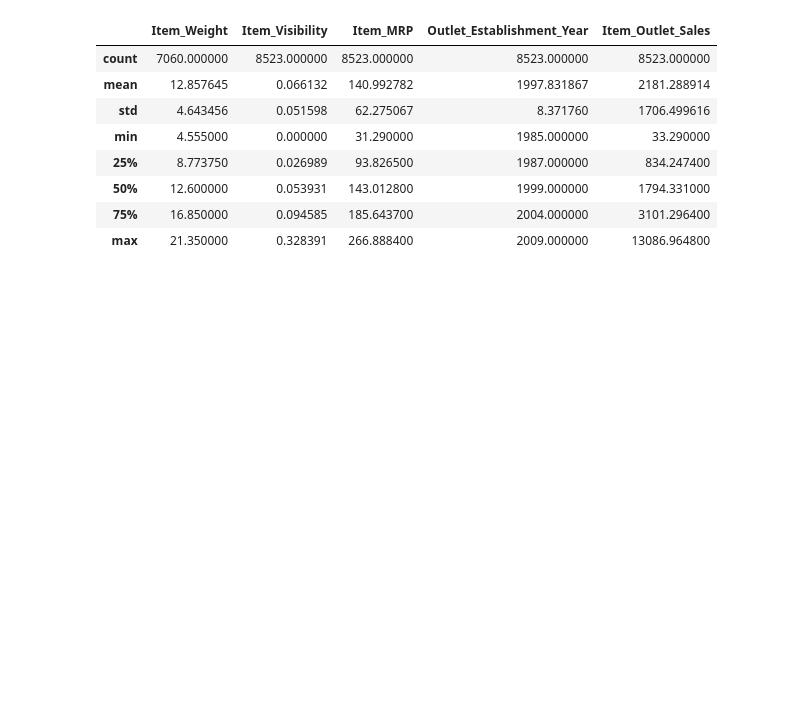
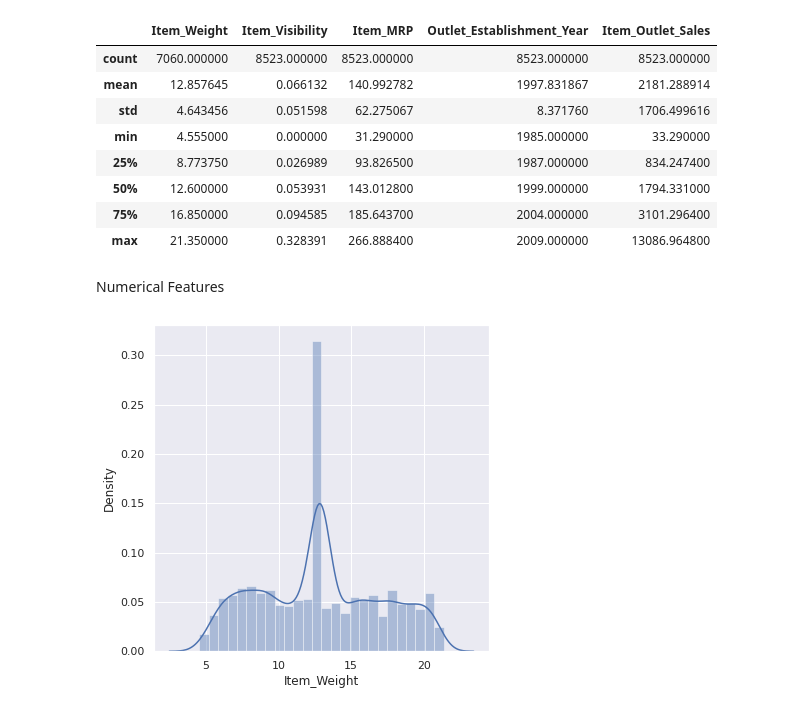
Before and after one commit to MrNeilMehta/Project-12-Big-Mart-Sales-Prediction, a Jupyter notebook: Project_12_Big_Mart_Sales_Prediction.ipynb, the cells around one changed output. Saved outputs shown, nothing was run; the diff lists cells and outputs as text; code cells hidden in the pictures; blank space fills up the shorter version.

```diff
--- a/Project_12_Big_Mart_Sales_Prediction.ipynb
+++ b/Project_12_Big_Mart_Sales_Prediction.ipynb
@@ -162,3 +162,14 @@ df.describe()
 | 50% | 12.600000 | 0.053931 | 143.012800 | 1999.000000 | 1794.331000 |
 | 75% | 16.850000 | 0.094585 | 185.643700 | 2004.000000 | 3101.296400 |
 | max | 21.350000 | 0.328391 | 266.888400 | 2009.000000 | 13086.964800 |
+# %% [markdown]
+Numerical Features
+# %%
+sns.set()
+# %%
+# Item_Weight distribution
+plt.figure(figsize=(6,6))
+sns.distplot(df['Item_Weight'])
+plt.show()
+# %% [output]
+[figure, added]
```
Also changed, not shown: parts of 9 cells of this notebook.
